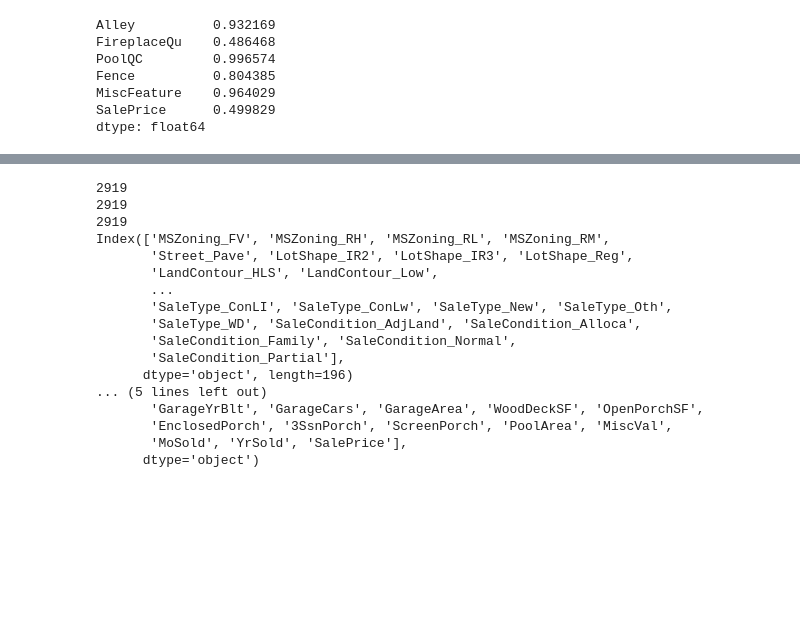
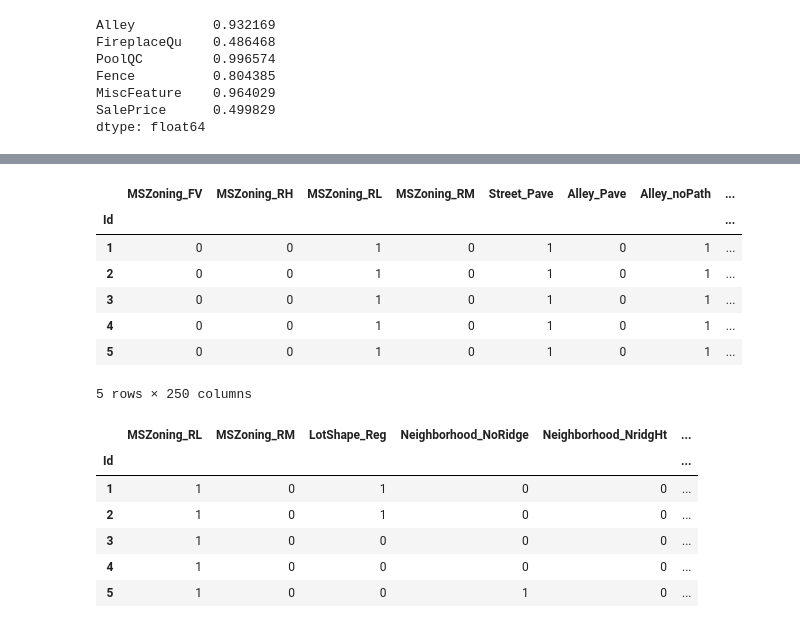
Before and after one commit to dlsdnjs96/Machine_Learning, a Jupyter notebook: HousePrice2.ipynb, the cells around one changed output, grey strips where cells are left out. Saved outputs shown, nothing was run; the diff lists cells and outputs as text; code cells hidden in the pictures; blank space fills up the shorter version.

```diff
--- a/HousePrice2.ipynb
+++ b/HousePrice2.ipynb
@@ -110,31 +125,37 @@ data_nonObject.describe()
 | 75% | 70.000000 | 78.000000 | 11570.000000 | 7.000000 | 6.000000 | 2001.000000 | 2004.000000 | 163.500000 | ... |
 | max | 190.000000 | 313.000000 | 215245.000000 | 10.000000 | 9.000000 | 2010.000000 | 2010.000000 | 1600.000000 | ... |
 # %%
-print(len(dummy_data))
-print(len(data_nonObject))
-print(len(all_data))
 all_data = pd.merge(dummy_data, data_nonObject, right_index=True, left_index=True)
 all_data.head()
-print(dummy_data.columns)
-print(data_nonObject.columns)
 # %% [output]
+|  | MSZoning_FV | MSZoning_RH | MSZoning_RL | MSZoning_RM | Street_Pave | Alley_Pave | Alley_noPath | ... |
+| Id |  |  |  |  |  |  |  | ... |
+| 1 | 0 | 0 | 1 | 0 | 1 | 0 | 1 | ... |
+| 2 | 0 | 0 | 1 | 0 | 1 | 0 | 1 | ... |
+| 3 | 0 | 0 | 1 | 0 | 1 | 0 | 1 | ... |
+| 4 | 0 | 0 | 1 | 0 | 1 | 0 | 1 | ... |
+| 5 | 0 | 0 | 1 | 0 | 1 | 0 | 1 | ... |
-2919
-2919
-2919
-Index(['MSZoning_FV', 'MSZoning_RH', 'MSZoning_RL', 'MSZoning_RM',
-       'Street_Pave', 'LotShape_IR2', 'LotShape_IR3', 'LotShape_Reg',
-       'LandContour_HLS', 'LandContour_Low',
-       ...
-       'SaleType_ConLI', 'SaleType_ConLw', 'SaleType_New', 'SaleType_Oth',
-       'SaleType_WD', 'SaleCondition_AdjLand', 'SaleCondition_Alloca',
-       'SaleCondition_Family', 'SaleCondition_Normal',
-       'SaleCondition_Partial'],
-      dtype='object', length=196)
-... (5 lines left out)
-       'GarageYrBlt', 'GarageCars', 'GarageArea', 'WoodDeckSF', 'OpenPorchSF',
-       'EnclosedPorch', '3SsnPorch', 'ScreenPorch', 'PoolArea', 'MiscVal',
-       'MoSold', 'YrSold', 'SalePrice'],
-      dtype='object')
+5 rows × 250 columns
+# %%
+# select reliable data
+nTrain = len(train)
+train = all_data[:nTrain]
+test = all_data[nTrain:]
+
+cormat = train.corr()
+df = cormat.index[abs(cormat['SalePrice']) >= 0.2]
+train = train[df]
+test = test[df.drop('SalePrice')]
+all_data = all_data[df]
+all_data.head()
+# %% [output]
+|  | MSZoning_RL | MSZoning_RM | LotShape_Reg | Neighborhood_NoRidge | Neighborhood_NridgHt | ... |
+| Id |  |  |  |  |  | ... |
+| 1 | 1 | 0 | 1 | 0 | 0 | ... |
+| 2 | 1 | 0 | 1 | 0 | 0 | ... |
+| 3 | 1 | 0 | 0 | 0 | 0 | ... |
+| 4 | 1 | 0 | 0 | 0 | 0 | ... |
+| 5 | 1 | 0 | 0 | 1 | 0 | ... |
 # %%
 all_data.describe()
 # %% [output]
```
Also changed, not shown: parts of 17 cells of this notebook.
